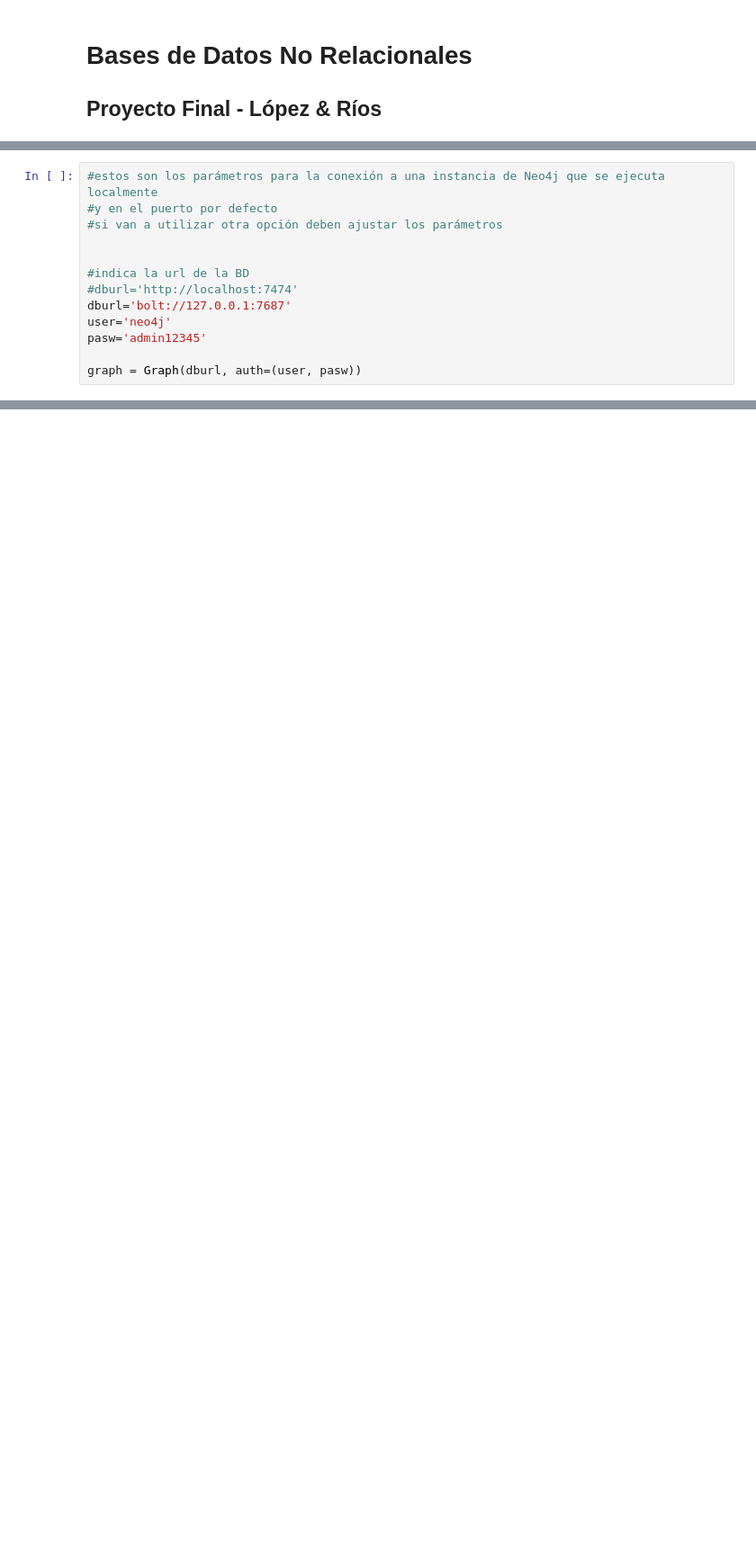
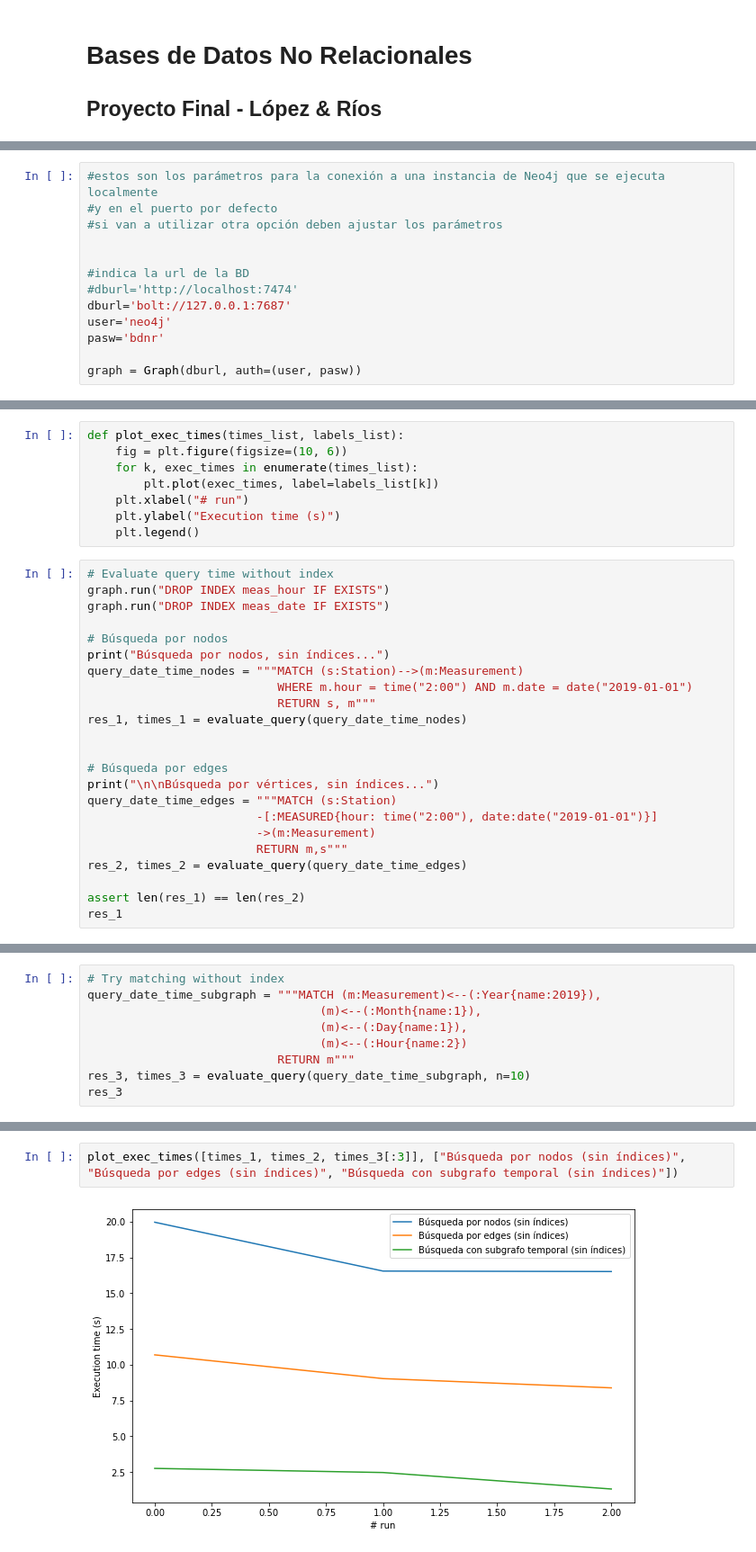
Before and after one commit to DonBraulio/WeatherGraphDB, a Jupyter notebook: BDNR2022_Proyecto_Final.ipynb, the cells around one changed output, grey strips where cells are left out. Shown at 90% size. Cells and saved outputs as stored; diff of their text form; blank space fills up the shorter version.

Commit message:
Analysis of time search using subgraph and indices

```diff
--- a/BDNR2022_Proyecto_Final.ipynb
+++ b/BDNR2022_Proyecto_Final.ipynb
@@ -35,6 +37,6 @@ py2neo version 2021.2.3
 #dburl='http://localhost:7474'
 dburl='bolt://127.0.0.1:7687'
 user='neo4j'
-pasw='admin12345'
+pasw='bdnr'
 
 graph = Graph(dburl, auth=(user, pasw))
@@ -104,0 +63,31 @@ Execution time: 14.634455966949464 seconds
+# %%
+def plot_exec_times(times_list, labels_list):
+    fig = plt.figure(figsize=(10, 6))
+    for k, exec_times in enumerate(times_list):
+        plt.plot(exec_times, label=labels_list[k])
+    plt.xlabel("# run")
+    plt.ylabel("Execution time (s)")
+    plt.legend()
+# %%
+# Evaluate query time without index
+graph.run("DROP INDEX meas_hour IF EXISTS")
+graph.run("DROP INDEX meas_date IF EXISTS")
+
+# Búsqueda por nodos
+print("Búsqueda por nodos, sin índices...")
+query_date_time_nodes = """MATCH (s:Station)-->(m:Measurement)
+                           WHERE m.hour = time("2:00") AND m.date = date("2019-01-01")
+                           RETURN s, m"""
+res_1, times_1 = evaluate_query(query_date_time_nodes)
+
+
+# Búsqueda por edges
+print("\n\nBúsqueda por vértices, sin índices...")
+query_date_time_edges = """MATCH (s:Station)
+                        -[:MEASURED{hour: time("2:00"), date:date("2019-01-01")}]
+                        ->(m:Measurement)
+                        RETURN m,s"""
+res_2, times_2 = evaluate_query(query_date_time_edges)
+
+assert len(res_1) == len(res_2)
+res_1
@@ -104,0 +192,9 @@ Execution time: 14.634455966949464 seconds
+# %%
+# Try matching without index
+query_date_time_subgraph = """MATCH (m:Measurement)<--(:Year{name:2019}),
+                                 (m)<--(:Month{name:1}),
+                                 (m)<--(:Day{name:1}),
+                                 (m)<--(:Hour{name:2})
+                           RETURN m"""
+res_3, times_3 = evaluate_query(query_date_time_subgraph, n=10)
+res_3
@@ -104,0 +304,4 @@ Execution time: 14.634455966949464 seconds
+# %%
+plot_exec_times([times_1, times_2, times_3[:3]], ["Búsqueda por nodos (sin índices)", "Búsqueda por edges (sin índices)", "Búsqueda con subgrafo temporal (sin índices)"])
+# %% [output]
+[figure, added]
```
Also changed, not shown: parts of 28 cells of this notebook.
